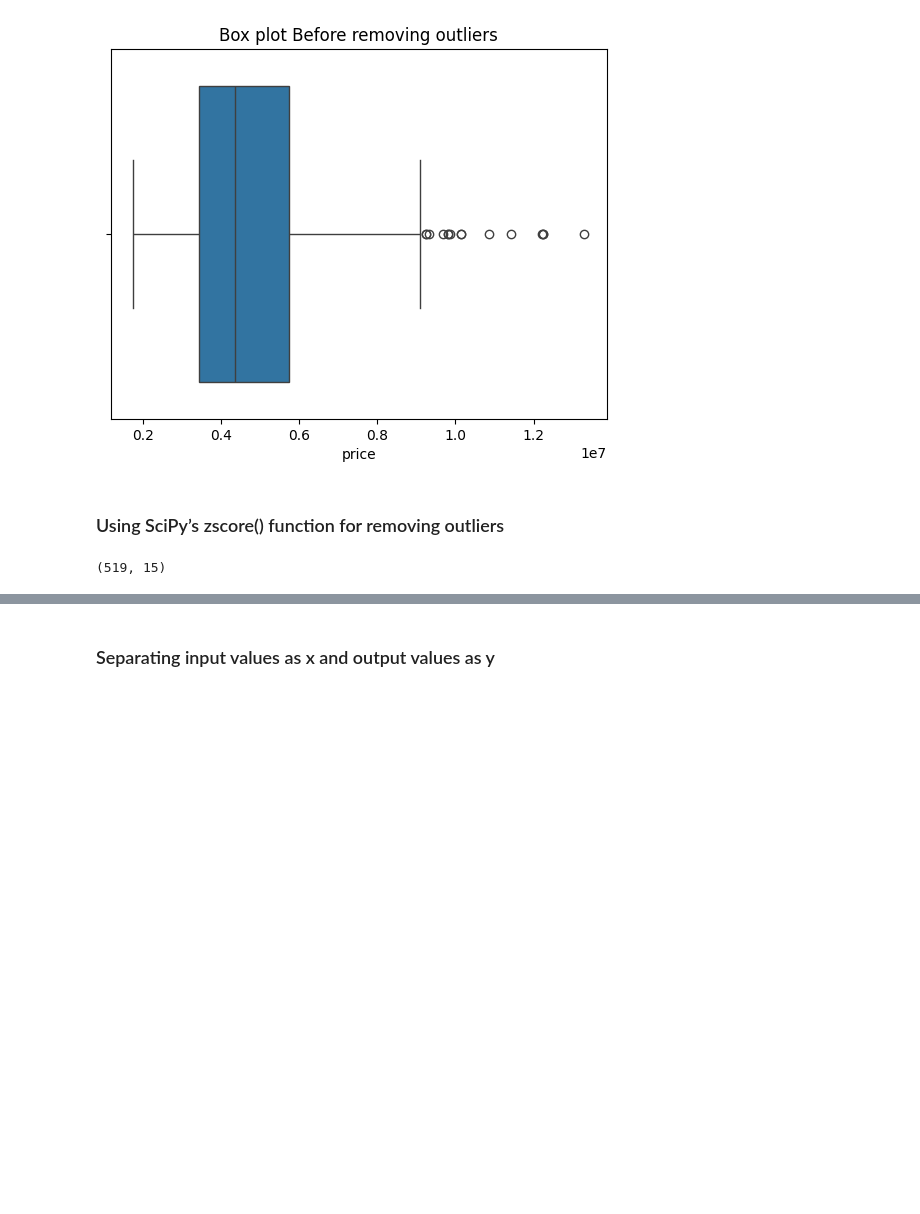
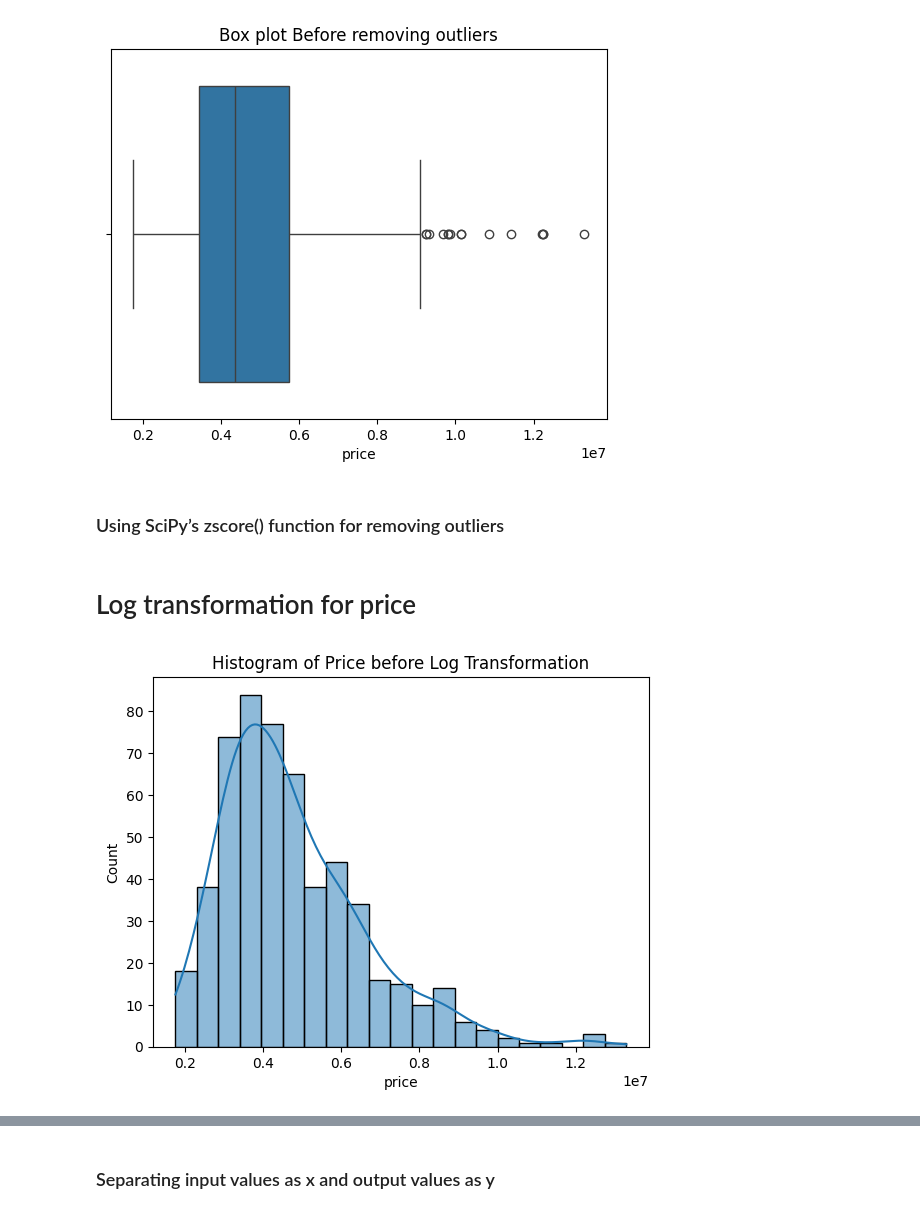
Before and after one commit to AbishekJungThakuri/Machine-Learning, a Jupyter notebook: HousePricingPrediction.ipynb, the cells around one changed output, grey strips where cells are left out. Saved outputs shown, nothing was run; the diff lists cells and outputs as text; code cells hidden in the pictures; blank space fills up the shorter version.

```diff
--- a/HousePricingPrediction.ipynb
+++ b/HousePricingPrediction.ipynb
@@ -92,13 +105,19 @@ Text(0.5, 1.0, 'Box plot Before removing outliers')
 # %% [markdown]
 ###  Using SciPy’s zscore() function for removing outliers
 # %%
-from scipy.stats import zscore
+# from scipy.stats import zscore
 
-# Calculate z-scores
-z_scores = zscore(data['price'])
+# # Calculate z-scores
+# z_scores = zscore(data['price'])
 
-# Identify outliers (|z| > 2)
-data = data[np.abs(z_scores) <= 2]
-data.shape
+# # Identify outliers (|z| > 2)
+# data = data[np.abs(z_scores) <= 2]
+# data.shape
-# %% [output]
-(519, 15)
+# %% [markdown]
+# Log transformation for price
+# %%
+sns.histplot(data['price'], kde=True)
+plt.title('Histogram of Price before Log Transformation')
+plt.show()
+# %% [output]
+[figure, added]
```
Also changed, not shown: parts of 19 cells of this notebook.
